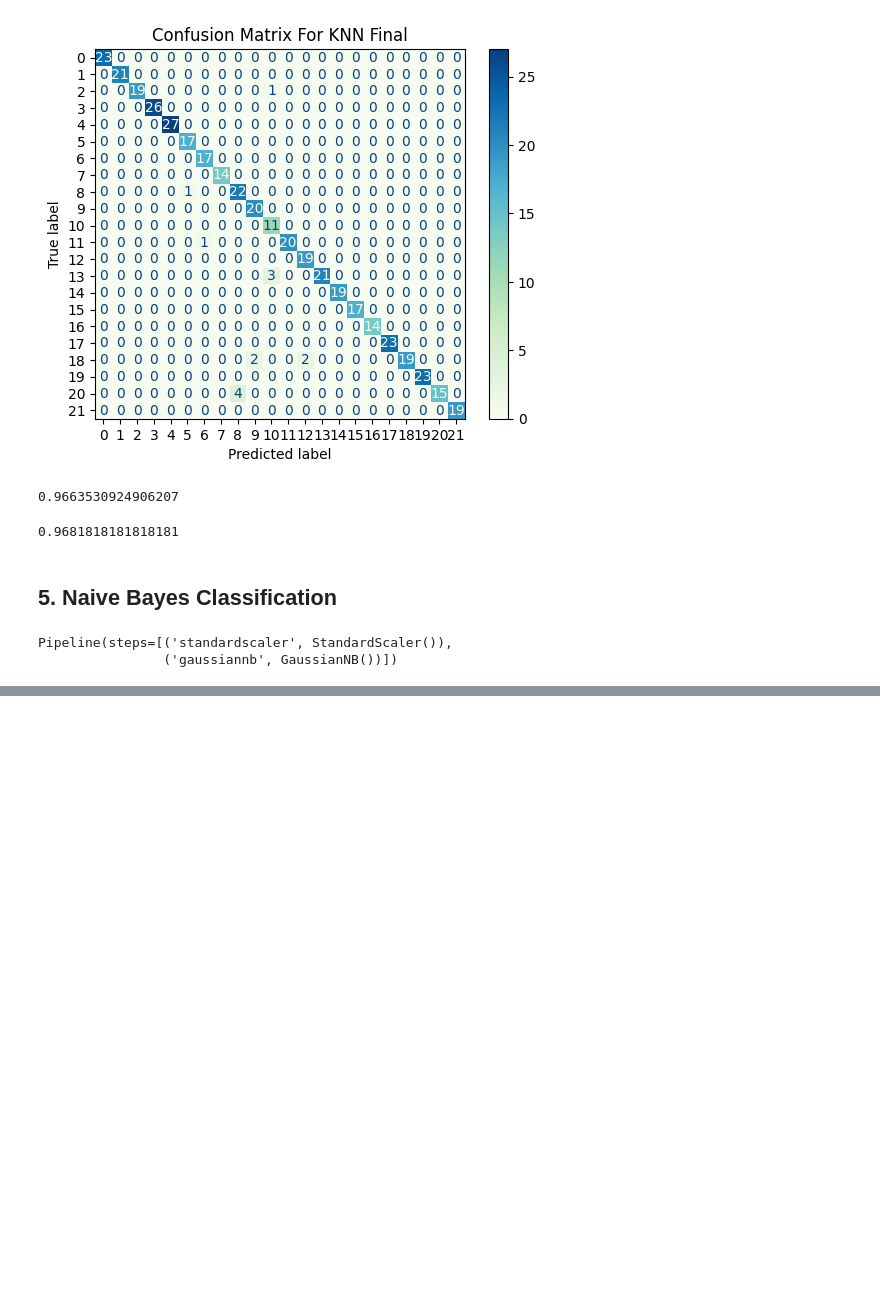
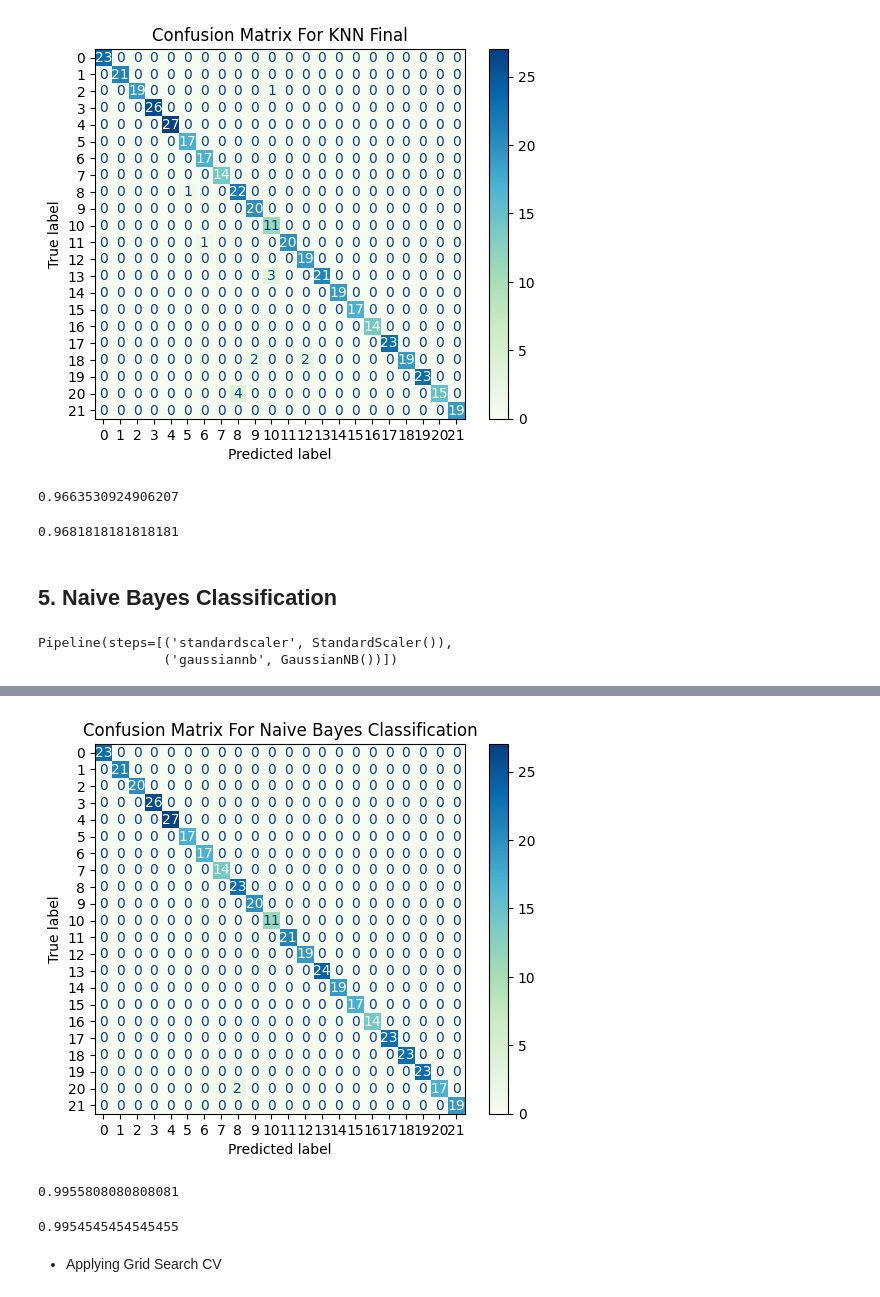
Before and after one commit to Sakib-Dalal/Crop_Recommendation_AI, a Jupyter notebook: Notebook/main.ipynb, the cells around one changed output, grey strips where cells are left out. Cells and saved outputs as stored; diff of their text form; code cells hidden in the pictures; blank space fills up the shorter version.

```diff
--- a/Notebook/main.ipynb
+++ b/Notebook/main.ipynb
@@ -856,0 +842,2 @@ Pipeline(steps=[('standardscaler', StandardScaler()),
+# %%
+y_pred = gussnb_clf.predict(X_test)
@@ -856,0 +864,18 @@ Pipeline(steps=[('standardscaler', StandardScaler()),
+# %%
+cm = confusion_matrix(y_test, y_pred)
+disp = ConfusionMatrixDisplay(confusion_matrix=cm)
+disp.plot(cmap=plt.cm.GnBu)
+plt.title('Confusion Matrix For Naive Bayes Classification')
+plt.show()
+# %% [output]
+[figure, added]
+# %%
+f1_score(y_test, y_pred, average="macro")
+# %% [output]
+0.9955808080808081
+# %%
+accuracy_score(y_test, y_pred)
+# %% [output]
+0.9954545454545455
+# %% [markdown]
+- Applying Grid Search CV
```
Also changed, not shown: parts of 34 cells of this notebook.
